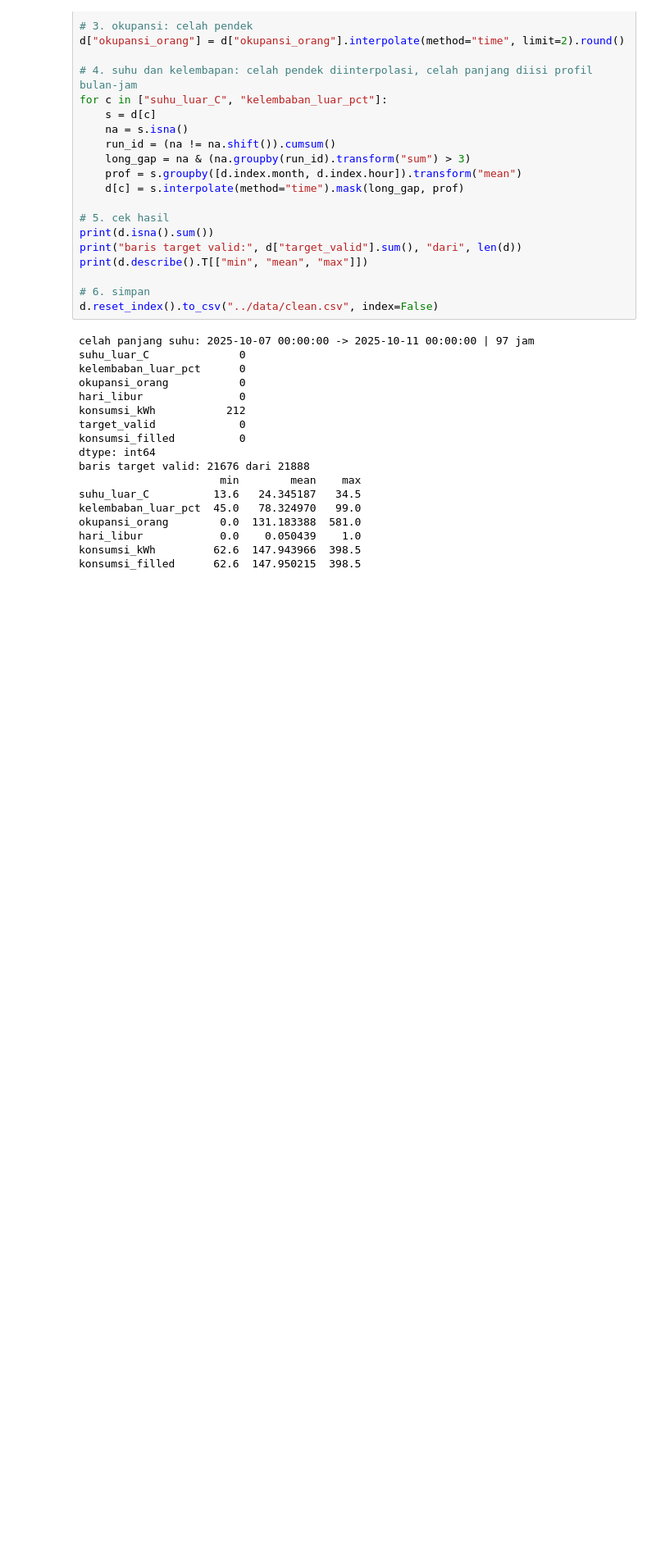
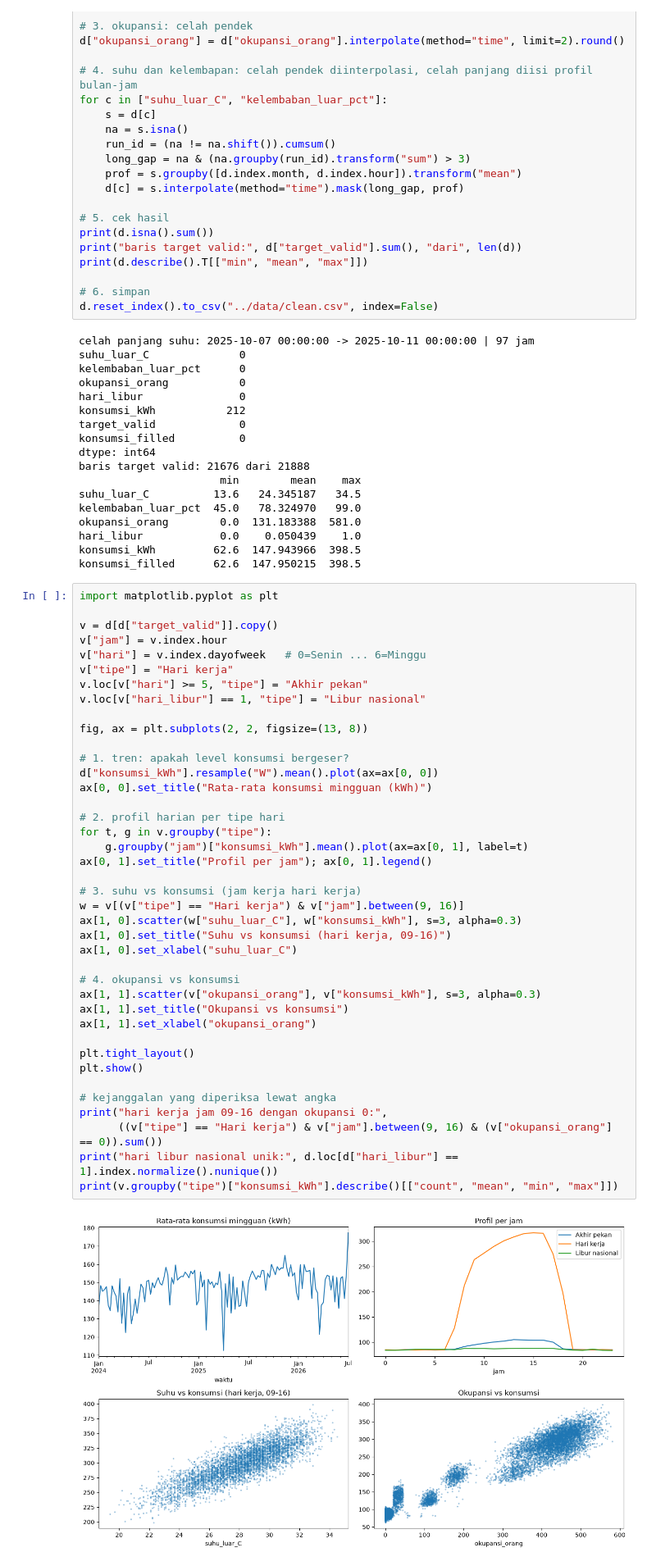
Before and after one commit to Danlions/Building_Energy_Consumption, a Jupyter notebook: notebooks/01_eda.ipynb, the cells around one changed output. Shown at 82% size. Drawn from its saved outputs; the diff is of its cells as text; blank space fills up the shorter version.

```diff
--- a/notebooks/01_eda.ipynb
+++ b/notebooks/01_eda.ipynb
@@ -230,3 +230,45 @@ okupansi_orang        0.0  131.183388  581.0
 hari_libur            0.0    0.050439    1.0
 konsumsi_kWh         62.6  147.943966  398.5
 konsumsi_filled      62.6  147.950215  398.5
+# %%
+import matplotlib.pyplot as plt
+
+v = d[d["target_valid"]].copy()
+v["jam"] = v.index.hour
+v["hari"] = v.index.dayofweek   # 0=Senin ... 6=Minggu
+v["tipe"] = "Hari kerja"
+v.loc[v["hari"] >= 5, "tipe"] = "Akhir pekan"
+v.loc[v["hari_libur"] == 1, "tipe"] = "Libur nasional"
+
+fig, ax = plt.subplots(2, 2, figsize=(13, 8))
+
+# 1. tren: apakah level konsumsi bergeser?
+d["konsumsi_kWh"].resample("W").mean().plot(ax=ax[0, 0])
+ax[0, 0].set_title("Rata-rata konsumsi mingguan (kWh)")
+
+# 2. profil harian per tipe hari
+for t, g in v.groupby("tipe"):
+    g.groupby("jam")["konsumsi_kWh"].mean().plot(ax=ax[0, 1], label=t)
+ax[0, 1].set_title("Profil per jam"); ax[0, 1].legend()
+
+# 3. suhu vs konsumsi (jam kerja hari kerja)
+w = v[(v["tipe"] == "Hari kerja") & v["jam"].between(9, 16)]
+ax[1, 0].scatter(w["suhu_luar_C"], w["konsumsi_kWh"], s=3, alpha=0.3)
+ax[1, 0].set_title("Suhu vs konsumsi (hari kerja, 09-16)")
+ax[1, 0].set_xlabel("suhu_luar_C")
+
+# 4. okupansi vs konsumsi
+ax[1, 1].scatter(v["okupansi_orang"], v["konsumsi_kWh"], s=3, alpha=0.3)
+ax[1, 1].set_title("Okupansi vs konsumsi")
+ax[1, 1].set_xlabel("okupansi_orang")
+
+plt.tight_layout()
+plt.show()
+
+# kejanggalan yang diperiksa lewat angka
+print("hari kerja jam 09-16 dengan okupansi 0:",
+      ((v["tipe"] == "Hari kerja") & v["jam"].between(9, 16) & (v["okupansi_orang"] == 0)).sum())
+print("hari libur nasional unik:", d.loc[d["hari_libur"] == 1].index.normalize().nunique())
+print(v.groupby("tipe")["konsumsi_kWh"].describe()[["count", "mean", "min", "max"]])
+# %% [output]
+[figure, added]
```
Also changed, not shown: parts of 2 cells of this notebook, 2 other files.
